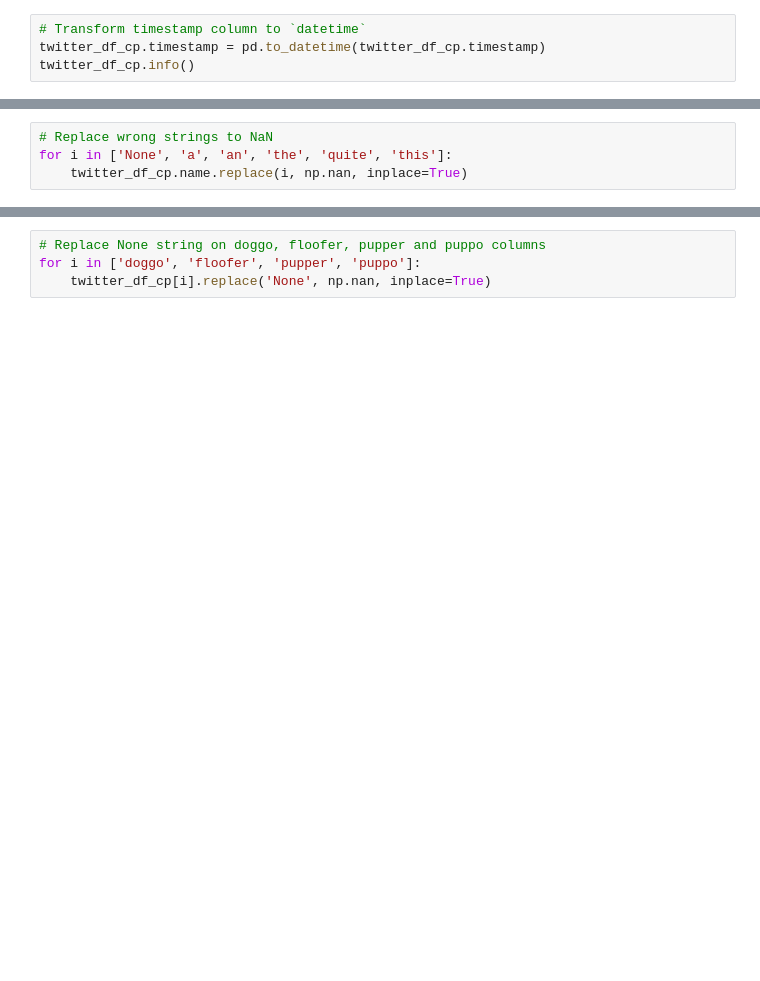
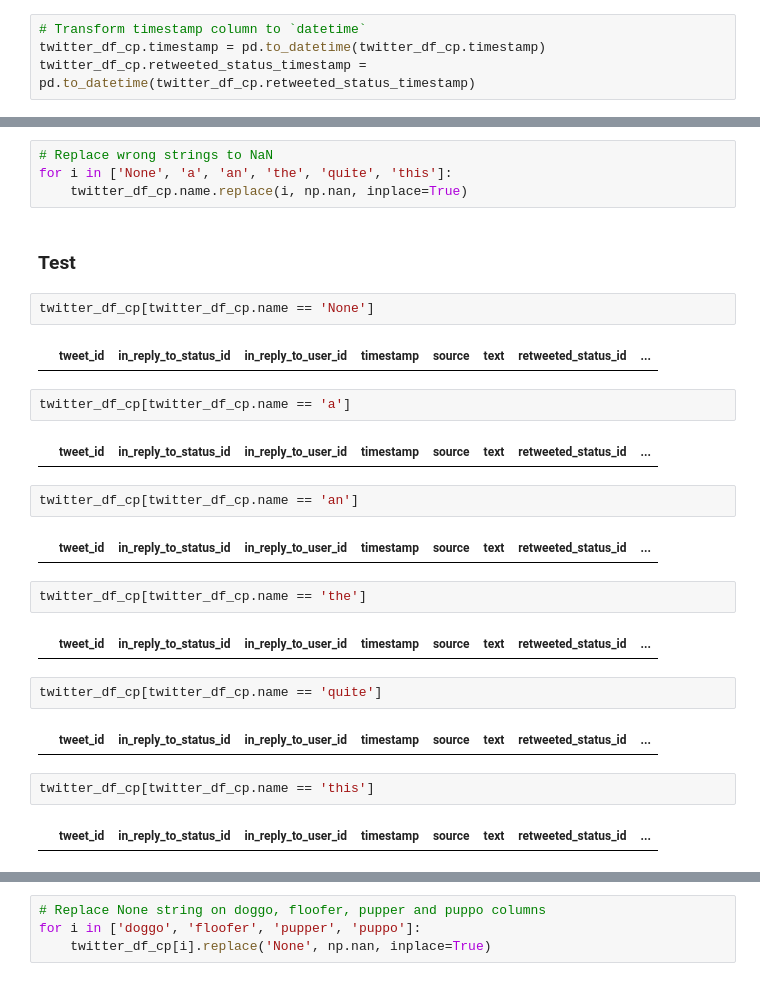
Before and after one commit to geocarvalho/python-ds, a Jupyter notebook: DS-fundations-2/data-wrangling/project/wrangle_act.ipynb, the cells around one changed output, grey strips where cells are left out. Saved outputs shown, nothing was run; the diff lists cells and outputs as text; blank space fills up the shorter version.

```diff
--- a/DS-fundations-2/data-wrangling/project/wrangle_act.ipynb
+++ b/DS-fundations-2/data-wrangling/project/wrangle_act.ipynb
@@ -241,4 +250,4 @@ memory usage: 55.0 KB
 # %%
 # Transform timestamp column to `datetime`
 twitter_df_cp.timestamp = pd.to_datetime(twitter_df_cp.timestamp)
-twitter_df_cp.info()
+twitter_df_cp.retweeted_status_timestamp = pd.to_datetime(twitter_df_cp.retweeted_status_timestamp)
@@ -313,3 +387,29 @@ memory usage: 213.0+ KB
 # Replace wrong strings to NaN
 for i in ['None', 'a', 'an', 'the', 'quite', 'this']:
     twitter_df_cp.name.replace(i, np.nan, inplace=True)
+# %% [markdown]
+### Test
+# %%
+twitter_df_cp[twitter_df_cp.name == 'None']
+# %% [output]
+|  | tweet_id | in_reply_to_status_id | in_reply_to_user_id | timestamp | source | text | retweeted_status_id | ... |
+# %%
+twitter_df_cp[twitter_df_cp.name == 'a']
+# %% [output]
+|  | tweet_id | in_reply_to_status_id | in_reply_to_user_id | timestamp | source | text | retweeted_status_id | ... |
+# %%
+twitter_df_cp[twitter_df_cp.name == 'an']
+# %% [output]
+|  | tweet_id | in_reply_to_status_id | in_reply_to_user_id | timestamp | source | text | retweeted_status_id | ... |
+# %%
+twitter_df_cp[twitter_df_cp.name == 'the']
+# %% [output]
+|  | tweet_id | in_reply_to_status_id | in_reply_to_user_id | timestamp | source | text | retweeted_status_id | ... |
+# %%
+twitter_df_cp[twitter_df_cp.name == 'quite']
+# %% [output]
+|  | tweet_id | in_reply_to_status_id | in_reply_to_user_id | timestamp | source | text | retweeted_status_id | ... |
+# %%
+twitter_df_cp[twitter_df_cp.name == 'this']
+# %% [output]
+|  | tweet_id | in_reply_to_status_id | in_reply_to_user_id | timestamp | source | text | retweeted_status_id | ... |
```
Also changed, not shown: parts of 34 cells of this notebook.
